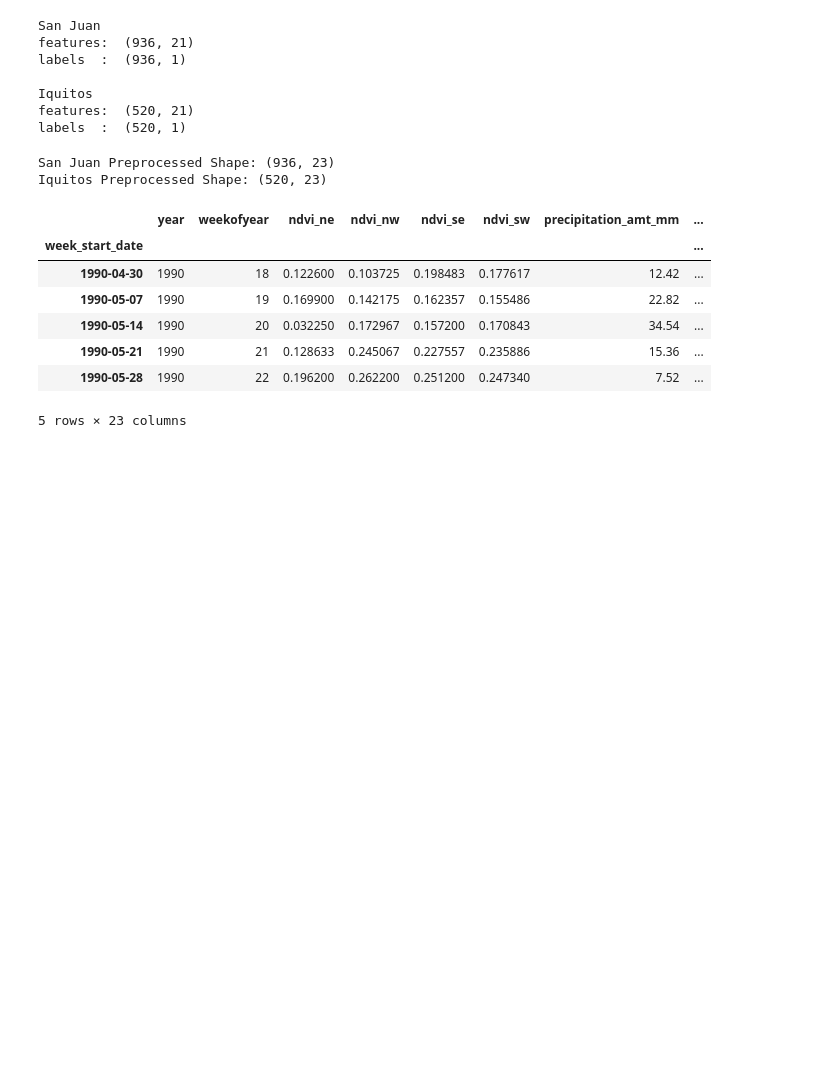
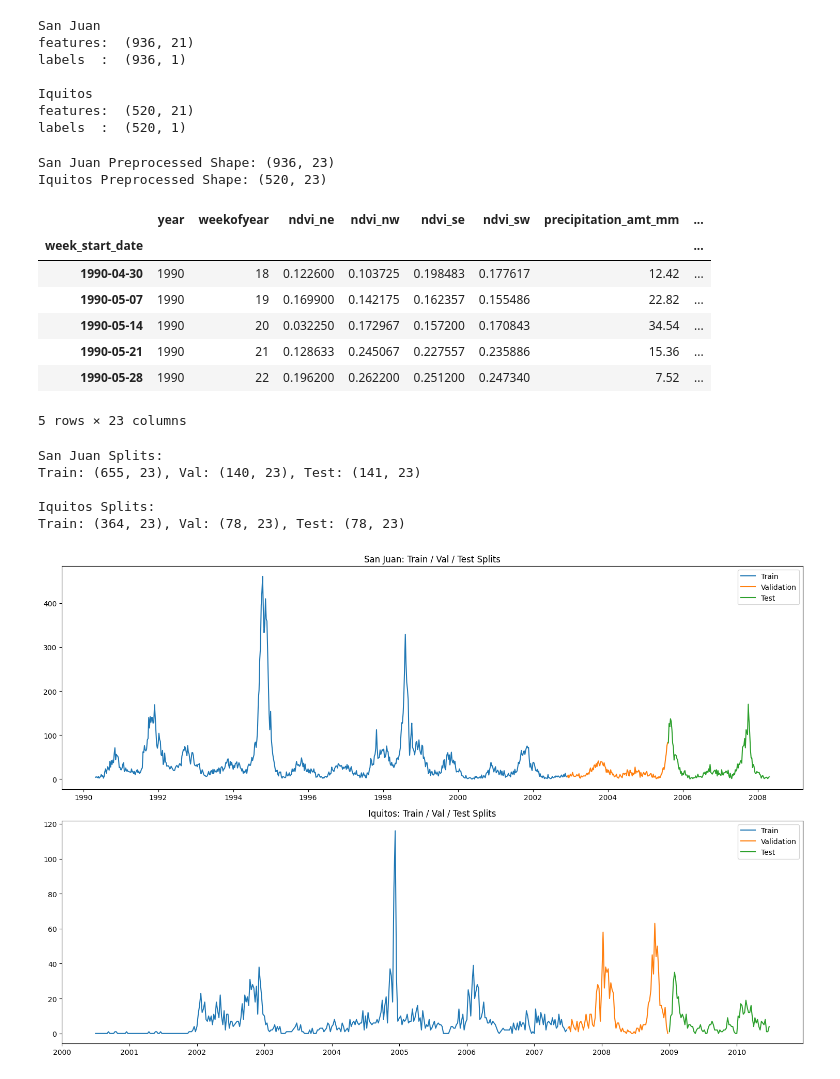
Before and after one commit to Tanalpoguz/term_project, a Jupyter notebook: code/ligthgbm.ipynb, the cells around one changed output. Cells and saved outputs as stored; diff of their text form; code cells hidden in the pictures; blank space fills up the shorter version.

```diff
--- a/code/ligthgbm.ipynb
+++ b/code/ligthgbm.ipynb
@@ -88,18 +88,18 @@ def preprocess_city_data(features, labels=None):
     if 'city' in df.columns:
         df.drop(columns=['city'], inplace=True)
 
-    # 6. Fill Missing Values (Forward Fill for time series)
-    df = df.ffill()
+    # 6. Fill Missing Values (Forward Fill then Backward Fill)
+    df = df.ffill().bfill()
 
     return df
 
 # Apply to San Juan and Iquitos
-sj_train = preprocess_city_data(sj_train_features, sj_train_labels)
-iq_train = preprocess_city_data(iq_train_features, iq_train_labels)
+sj_train_full = preprocess_city_data(sj_train_features, sj_train_labels)
+iq_train_full = preprocess_city_data(iq_train_features, iq_train_labels)
 
-print("San Juan Preprocessed Shape:", sj_train.shape)
-print("Iquitos Preprocessed Shape:", iq_train.shape)
-sj_train.head()
+print("San Juan Preprocessed Shape:", sj_train_full.shape)
+print("Iquitos Preprocessed Shape:", iq_train_full.shape)
+sj_train_full.head()
 # %% [output]
 San Juan Preprocessed Shape: (936, 23)
 Iquitos Preprocessed Shape: (520, 23)
@@ -111,6 +111,63 @@ Iquitos Preprocessed Shape: (520, 23)
 | 1990-05-21 | 1990 | 21 | 0.128633 | 0.245067 | 0.227557 | 0.235886 | 15.36 | ... |
 | 1990-05-28 | 1990 | 22 | 0.196200 | 0.262200 | 0.251200 | 0.247340 | 7.52 | ... |
 5 rows × 23 columns
+# %%
+# SPLIT DATA (TRAIN / VAL / TEST)
+
+def split_time_series(df, train_ratio=0.7, val_ratio=0.15):
+    """
+    Splits time series data into Train, Validation, and Test sets.
+    """
+    n = len(df)
+    train_end = int(n * train_ratio)
+    val_end = int(n * (train_ratio + val_ratio))
+
+    train = df.iloc[:train_end]
+    val = df.iloc[train_end:val_end]
+    test = df.iloc[val_end:]
+
+    return train, val, test
+
+# Split San Juan
+sj_train, sj_val, sj_test = split_time_series(sj_train_full)
+
+# Split Iquitos
+iq_train, iq_val, iq_test = split_time_series(iq_train_full)
+
+print("San Juan Splits:")
+print(f"Train: {sj_train.shape}, Val: {sj_val.shape}, Test: {sj_test.shape}")
+
+print("\nIquitos Splits:")
+print(f"Train: {iq_train.shape}, Val: {iq_val.shape}, Test: {iq_test.shape}")
+# %% [output]
+San Juan Splits:
+Train: (655, 23), Val: (140, 23), Test: (141, 23)
+
+Iquitos Splits:
+Train: (364, 23), Val: (78, 23), Test: (78, 23)
+# %%
+# VISUALIZE SPLITS
+
+fig, ax = plt.subplots(2, 1, figsize=(15, 10))
+
+# San Juan
+ax[0].plot(sj_train.index, sj_train['total_cases'], label='Train')
+ax[0].plot(sj_val.index, sj_val['total_cases'], label='Validation')
+ax[0].plot(sj_test.index, sj_test['total_cases'], label='Test')
+ax[0].set_title('San Juan: Train / Val / Test Splits')
+ax[0].legend()
+
+# Iquitos
+ax[1].plot(iq_train.index, iq_train['total_cases'], label='Train')
+ax[1].plot(iq_val.index, iq_val['total_cases'], label='Validation')
+ax[1].plot(iq_test.index, iq_test['total_cases'], label='Test')
+ax[1].set_title('Iquitos: Train / Val / Test Splits')
+ax[1].legend()
+
+plt.tight_layout()
+plt.show()
+# %% [output]
+[figure, added]
 # %%
 # FEATURE EXTRACTION
 
```
Also changed, not shown: parts of 9 cells of this notebook, 1 other file.
